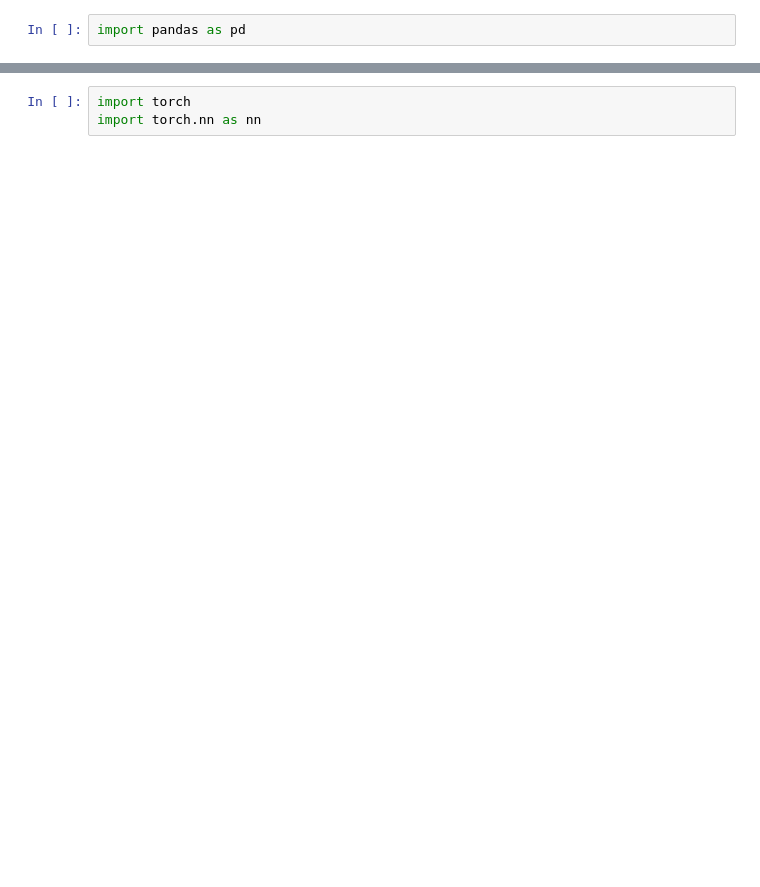
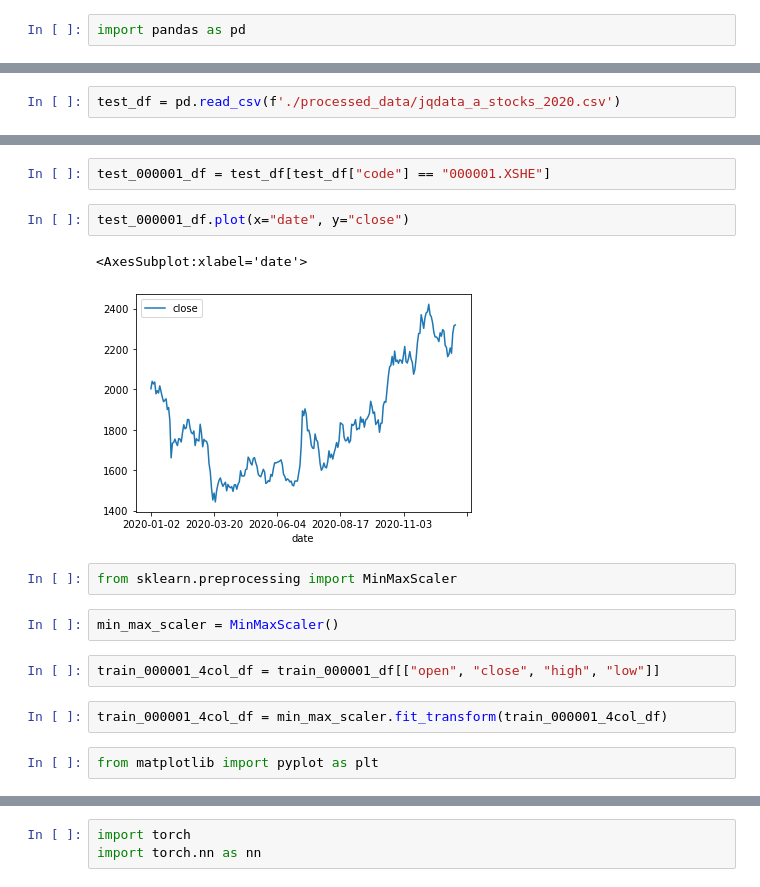
Before and after one commit to jkt6113/dl_final_pj, a Jupyter notebook: play.ipynb, the cells around one changed output, grey strips where cells are left out. Drawn from its saved outputs; the diff is of its cells as text; blank space fills up the shorter version.

Commit message:
update lstm and transformer

```diff
--- a/play.ipynb
+++ b/play.ipynb
@@ -119,0 +59,2 @@ test.plot(x='datetime', y='open')
+# %%
+test_df = pd.read_csv(f'./processed_data/jqdata_a_stocks_2020.csv')
@@ -119,0 +77,17 @@ test.plot(x='datetime', y='open')
+# %%
+test_000001_df = test_df[test_df["code"] == "000001.XSHE"]
+# %%
+test_000001_df.plot(x="date", y="close")
+# %% [output]
+<AxesSubplot:xlabel='date'>
+[figure, added]
+# %%
+from sklearn.preprocessing import MinMaxScaler
+# %%
+min_max_scaler = MinMaxScaler()
+# %%
+train_000001_4col_df = train_000001_df[["open", "close", "high", "low"]]
+# %%
+train_000001_4col_df = min_max_scaler.fit_transform(train_000001_4col_df)
+# %%
+from matplotlib import pyplot as plt
```
Also changed, not shown: parts of 102 cells of this notebook.
